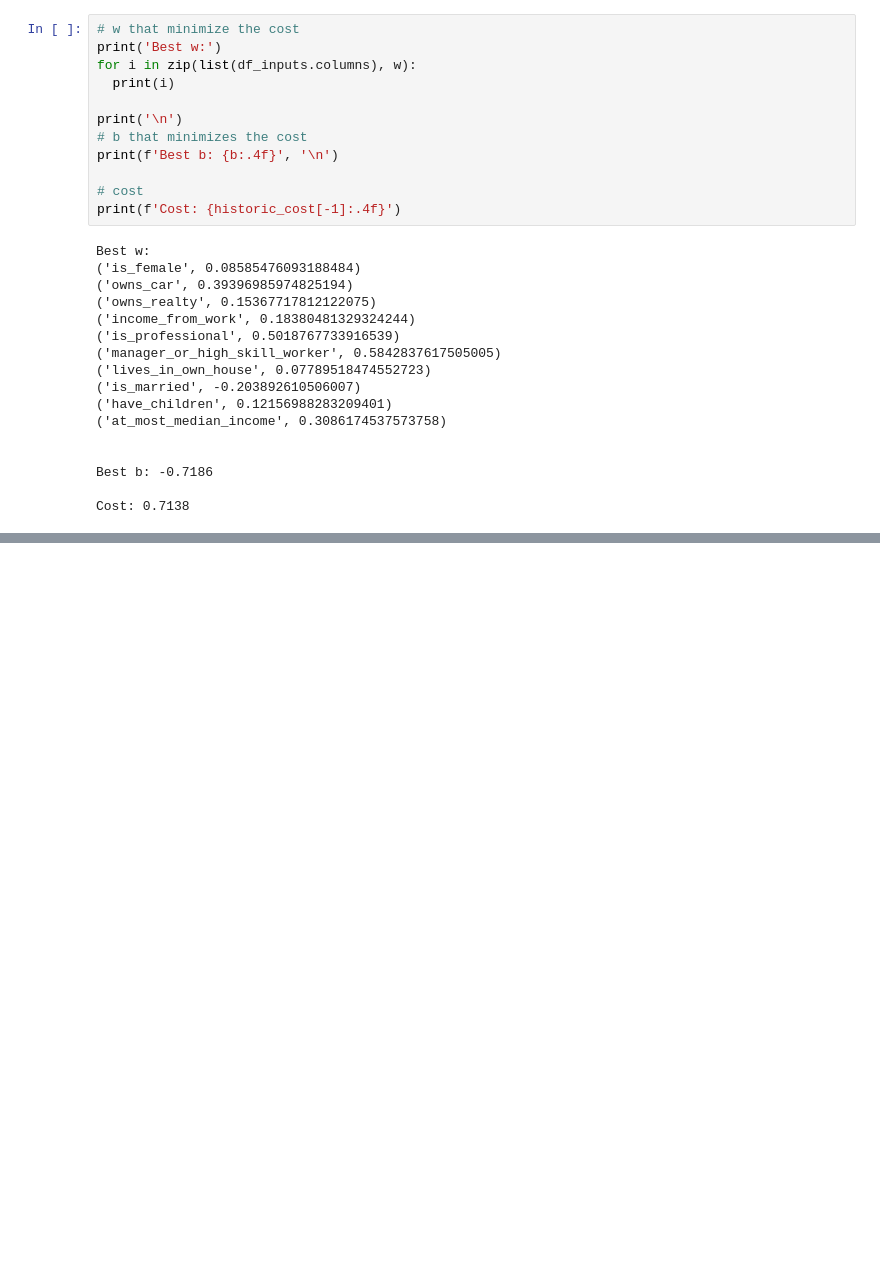
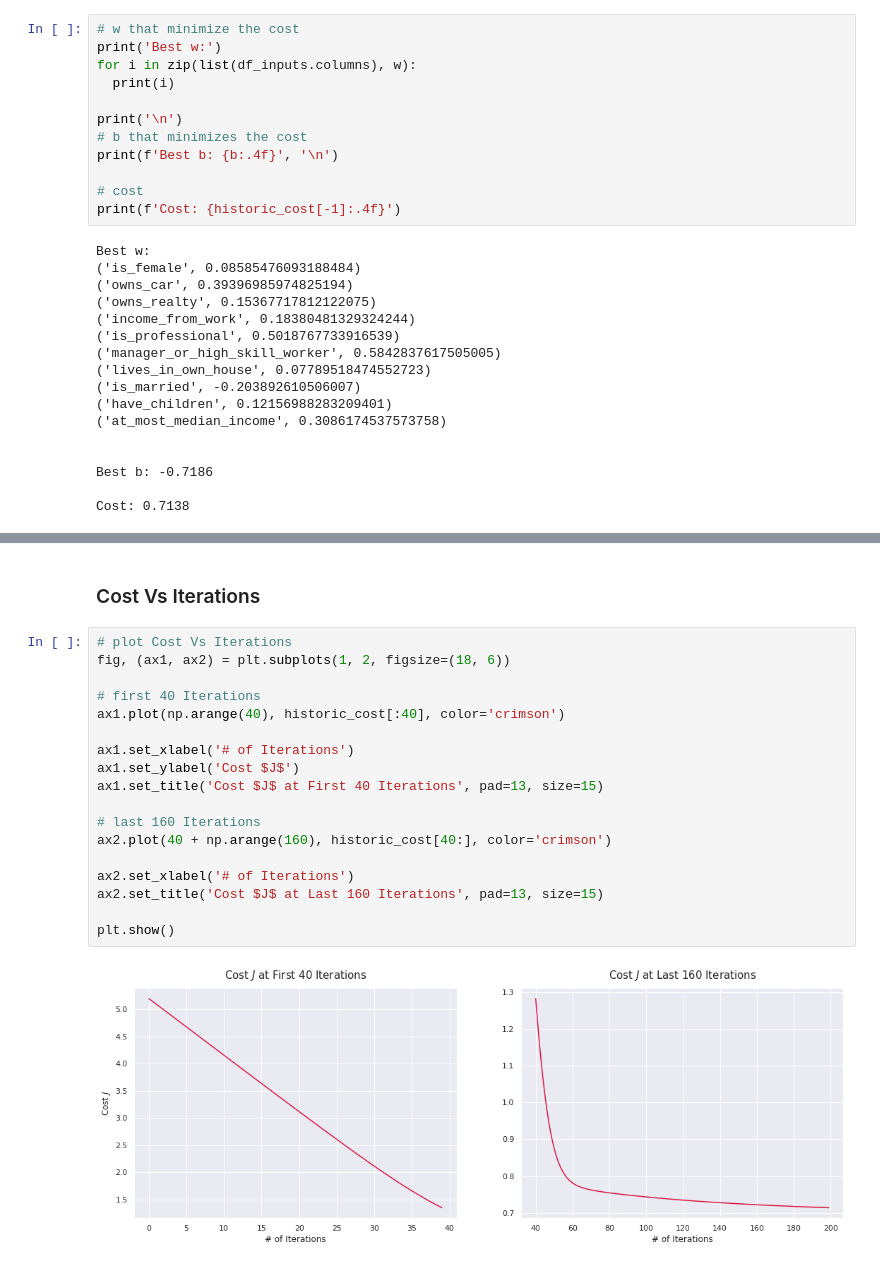
Before and after one commit to princeKike27/Credit-Card-Approval-Prediction, a Jupyter notebook: Credit_Car_Approval_Prediction.ipynb, the cells around one changed output, grey strips where cells are left out. Cells and saved outputs as stored; diff of their text form; blank space fills up the shorter version.

```diff
--- a/Credit_Car_Approval_Prediction.ipynb
+++ b/Credit_Car_Approval_Prediction.ipynb
@@ -2757,0 +2766,22 @@ Cost: 0.7138
+# %% [markdown]
+### Cost Vs Iterations
+# %%
+# plot Cost Vs Iterations
+fig, (ax1, ax2) = plt.subplots(1, 2, figsize=(18, 6))
+
+# first 40 Iterations
+ax1.plot(np.arange(40), historic_cost[:40], color='crimson')
+
+ax1.set_xlabel('# of Iterations')
+ax1.set_ylabel('Cost $J$')
+ax1.set_title('Cost $J$ at First 40 Iterations', pad=13, size=15)
+
+# last 160 Iterations
+ax2.plot(40 + np.arange(160), historic_cost[40:], color='crimson')
+
+ax2.set_xlabel('# of Iterations')
+ax2.set_title('Cost $J$ at Last 160 Iterations', pad=13, size=15)
+
+plt.show()
+# %% [output]
+[figure, added]
```
Also changed, not shown: parts of 29 cells of this notebook.
